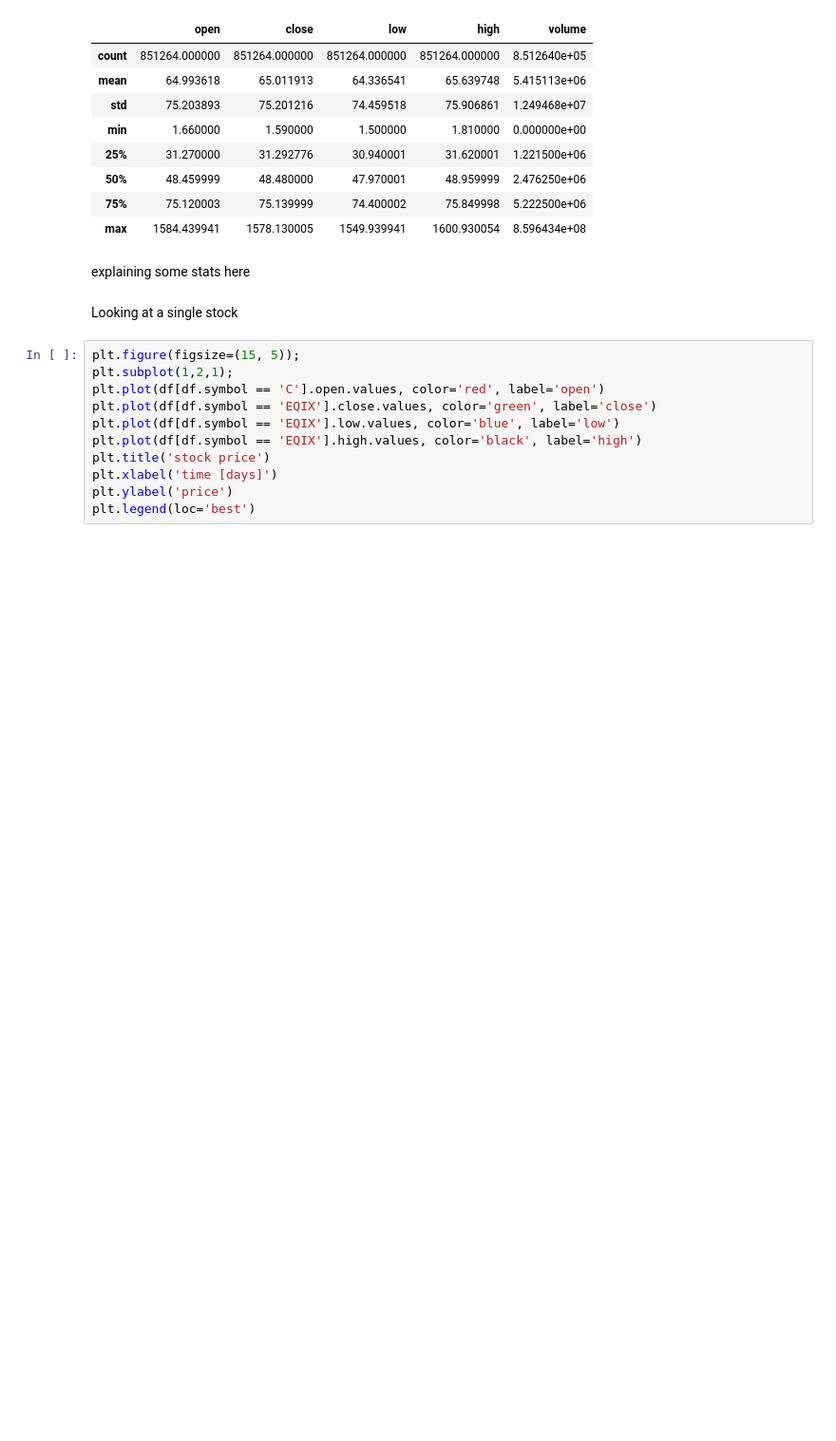
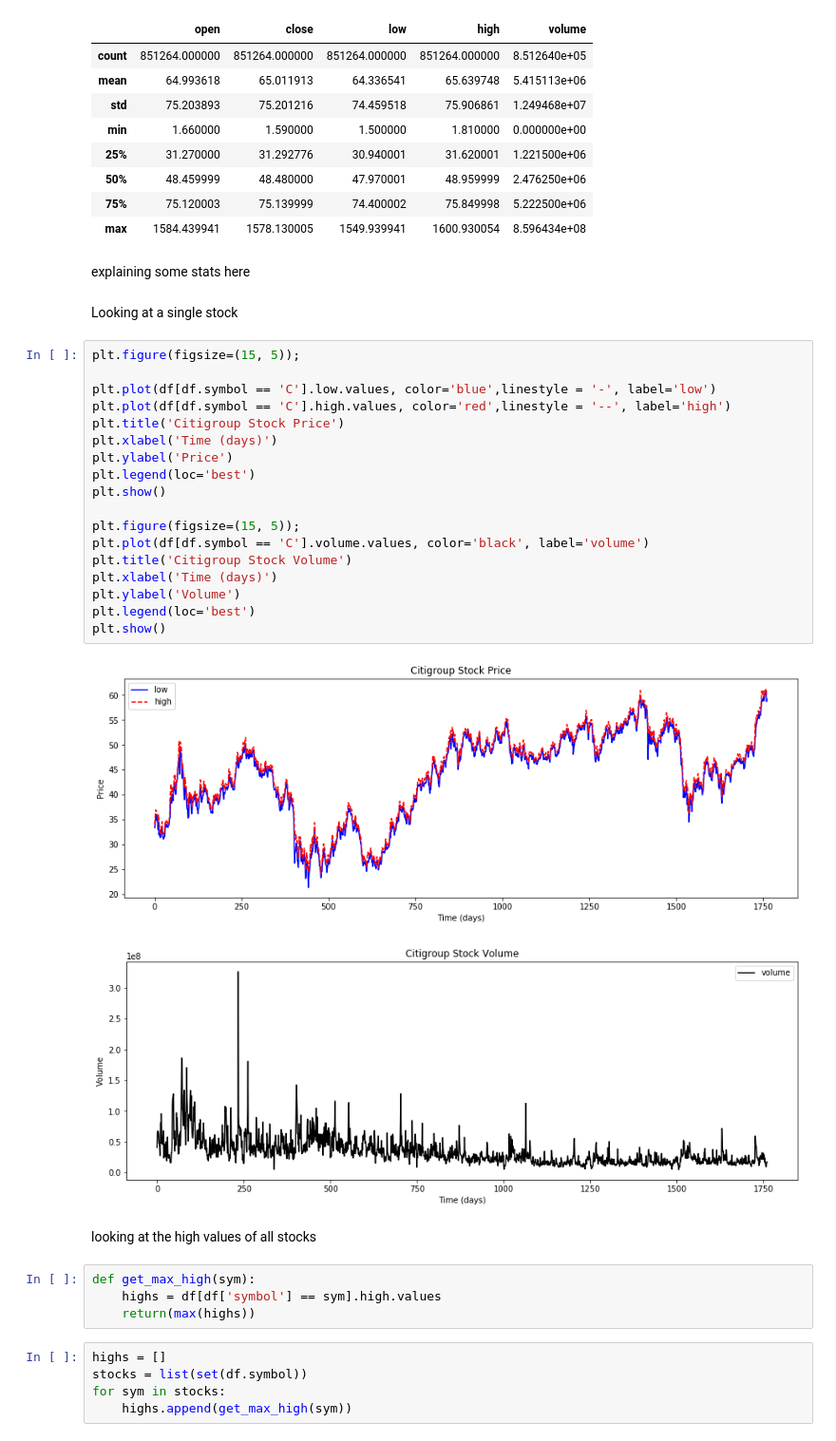
Before and after one commit to MissAle17/dsc-4-final-project-online-ds-sp-000, a Jupyter notebook: student.ipynb, the cells around one changed output. Shown: that part at 95% size. Drawn from its saved outputs; the diff is of its cells as text; blank space fills up the shorter version.

```diff
--- a/student.ipynb
+++ b/student.ipynb
@@ -82,12 +82,33 @@ explaining some stats here
 Looking at a single stock
 # %%
 plt.figure(figsize=(15, 5));
-plt.subplot(1,2,1);
-plt.plot(df[df.symbol == 'C'].open.values, color='red', label='open')
-plt.plot(df[df.symbol == 'EQIX'].close.values, color='green', label='close')
-plt.plot(df[df.symbol == 'EQIX'].low.values, color='blue', label='low')
-plt.plot(df[df.symbol == 'EQIX'].high.values, color='black', label='high')
-plt.title('stock price')
-plt.xlabel('time [days]')
-plt.ylabel('price')
+
+plt.plot(df[df.symbol == 'C'].low.values, color='blue',linestyle = '-', label='low')
+plt.plot(df[df.symbol == 'C'].high.values, color='red',linestyle = '--', label='high')
+plt.title('Citigroup Stock Price')
+plt.xlabel('Time (days)')
+plt.ylabel('Price')
 plt.legend(loc='best')
+plt.show()
+
+plt.figure(figsize=(15, 5));
+plt.plot(df[df.symbol == 'C'].volume.values, color='black', label='volume')
+plt.title('Citigroup Stock Volume')
+plt.xlabel('Time (days)')
+plt.ylabel('Volume')
+plt.legend(loc='best')
+plt.show()
+# %% [output]
+[figure, added]
+[figure, added]
+# %% [markdown]
+looking at the high values of all stocks
+# %%
+def get_max_high(sym):
+    highs = df[df['symbol'] == sym].high.values
+    return(max(highs))
+# %%
+highs = []
+stocks = list(set(df.symbol))
+for sym in stocks:
+    highs.append(get_max_high(sym))
```
Also changed, not shown: parts of 1 cell of this notebook, 1 other file.
